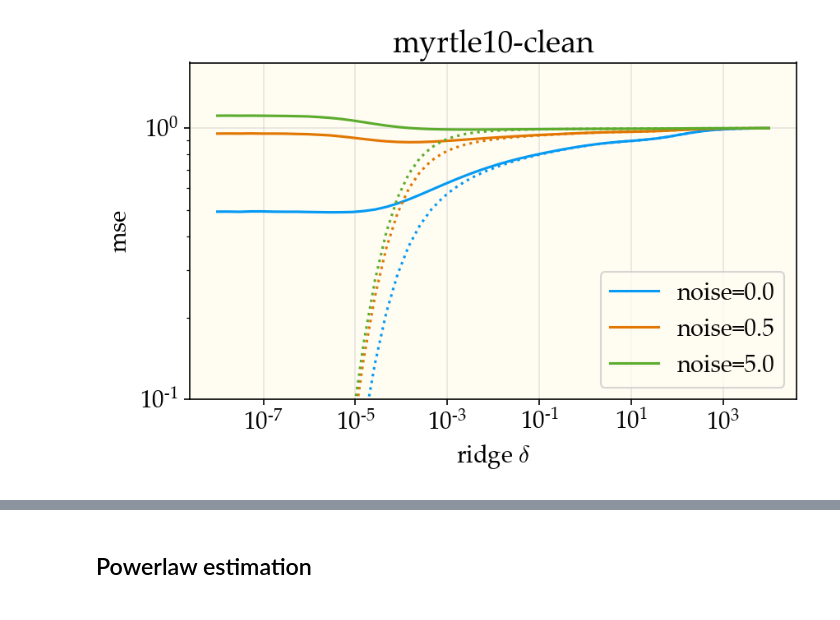
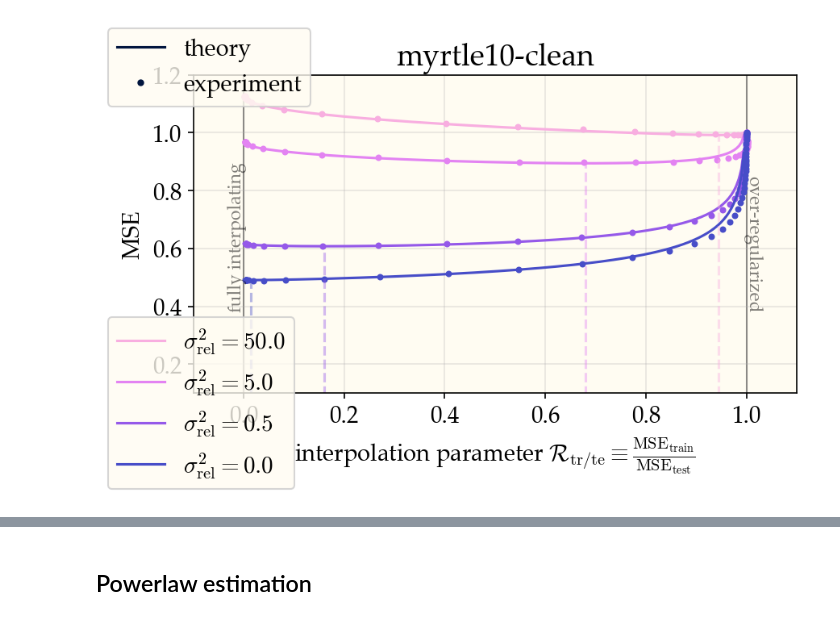
Before and after one commit to dkarkada/more-is-better, a Jupyter notebook: powerlaws.ipynb, the cells around one changed output, grey strips where cells are left out. Saved outputs shown, nothing was run; the diff lists cells and outputs as text; code cells hidden in the pictures.

```diff
--- a/powerlaws.ipynb
+++ b/powerlaws.ipynb
@@ -34,6 +106,4 @@ with open(f"{work_dir}/optridge.file", 'rb') as handle:
 # %%
-## NEW VERSION
-
 ax = plt.gca()
 
 def mse_theory(R, a, b, noise, n):
@@ -48,14 +118,12 @@ def mse_theory(R, a, b, noise, n):
 
 color = get_color(0)
 ridges = optridge["ridges"]
-noises = optridge["noises"]
+noises = optridge["noise_rels"]
 test_mses = optridge["test_mses"]
 train_mses = optridge["train_mses"]
 
-for i, noise in enumerate(noises):
+for i, noise in enumerate(noises[::-1]):
     test_mse, train_mse = test_mses[noise], train_mses[noise]
-    test_mse = test_mse + 1 - test_mse[-1]
-    train_mse = train_mse + 1 - train_mse[-1]
     R = train_mse/test_mse
 
     a = 1.15
@@ -63,67 +131,39 @@ for i, noise in enumerate(noises):
     R_thry = np.linspace(0, 1, 200, endpoint=False)
     thry = mse_theory(R_thry, a, b, noise, 30000)
     pf = test_mse[0]/thry[0]
-    print(pf)
     thry *= pf
-    ax.plot(R_thry, thry, color=get_color(i), label=f"$\sigma^2_\mathrm{{rel}}={noise}$", zorder=-3)
+    ax.plot(R_thry, thry, color=get_color(i), label=f"$\sigma^2_\mathrm{{rel}}={noise}$", zorder=1)
 
-    ax.scatter(R, test_mse, s=8, color=get_color(i))
+    ax.scatter(R, test_mse, s=8, color=get_color(i), zorder=1)
     minidx = thry.argmin()
     ax.vlines(R_thry[minidx], 0, thry[minidx], ls='--', alpha=0.4, color=get_color(i))
     # ax.plot(ridges, train_mse, ls=':', color=get_color(i))
 
 ax.vlines(0, 0, 1.5, color='k', lw=1, alpha=0.5, zorder=-4)
 ax.vlines(1, 0, 1.5, color='k', lw=1, alpha=0.5, zorder=-4)
 ax.set_title(f"{expt.expt_name}")
 ax.text(0.007, 0.4, "fully interpolating", rotation=90, ha='right', size=11, alpha=0.5)
 ax.text(.993, 0.4, "over-regularized", rotation=-90, ha='left', size=11, alpha=0.5)
 # ax.set_xscale('log')
 # ax.set_yscale('log')
 
 ax.set_xlabel('interpolation parameter $\mathcal{R}_\mathrm{tr/te}\equiv\\frac{\mathrm{MSE}_\mathrm{train}}{\mathrm{MSE}_\mathrm{test}}}$')
 ax.set_ylabel('MSE')
 ax.set_ylim(1e-1, 1.2)
 ax.set_xlim(-.1, 1.1)
 noise_legend = plt.figlegend(loc='lower left',)
 plt.figlegend(
         (
             Line2D([0], [0], color='xkcd:navy'),
             Line2D([0], [0], color='xkcd:navy', ls="none", marker='.'),),
         (
             "theory",
             "experiment",),
         loc='upper left',
     )
 plt.tight_layout()
-plt.grid(alpha=0.3)
+ax.set_axisbelow(True)
+ax.grid(alpha=0.3, zorder=-5)
 plt.show()
+# %% [output]
+[figure, added]
-# %%
-ax = plt.gca()
-
-color = get_color(0)
-ridges = optridge["ridges"]
-noises = optridge["noises"]
-test_mses = optridge["test_mses"]
-train_mses = optridge["train_mses"]
-
-for i, noise in enumerate(noises):
-    test_mse, train_mse = test_mses[noise], train_mses[noise]
-    test_mse += 1 - test_mse[-1]
-    train_mse += 1 - train_mse[-1]
-
-    ax.plot(ridges, test_mse, color=get_color(i), label=f"noise={noise}")
-    ax.plot(ridges, train_mse, ls=':', color=get_color(i))
-
-ax.set_title(f"{expt.expt_name}")
-ax.set_xscale('log')
-ax.set_yscale('log')
-
-ax.set_xlabel('ridge $\\delta$')
-ax.set_ylabel('mse')
-ax.set_ylim(1e-1)
-plt.legend()
-plt.tight_layout()
-plt.grid(alpha=0.3)
-plt.show()
-# %% [output]
-[figure, removed]
```
Also changed, not shown: parts of 4 cells of this notebook, 1 other file.
